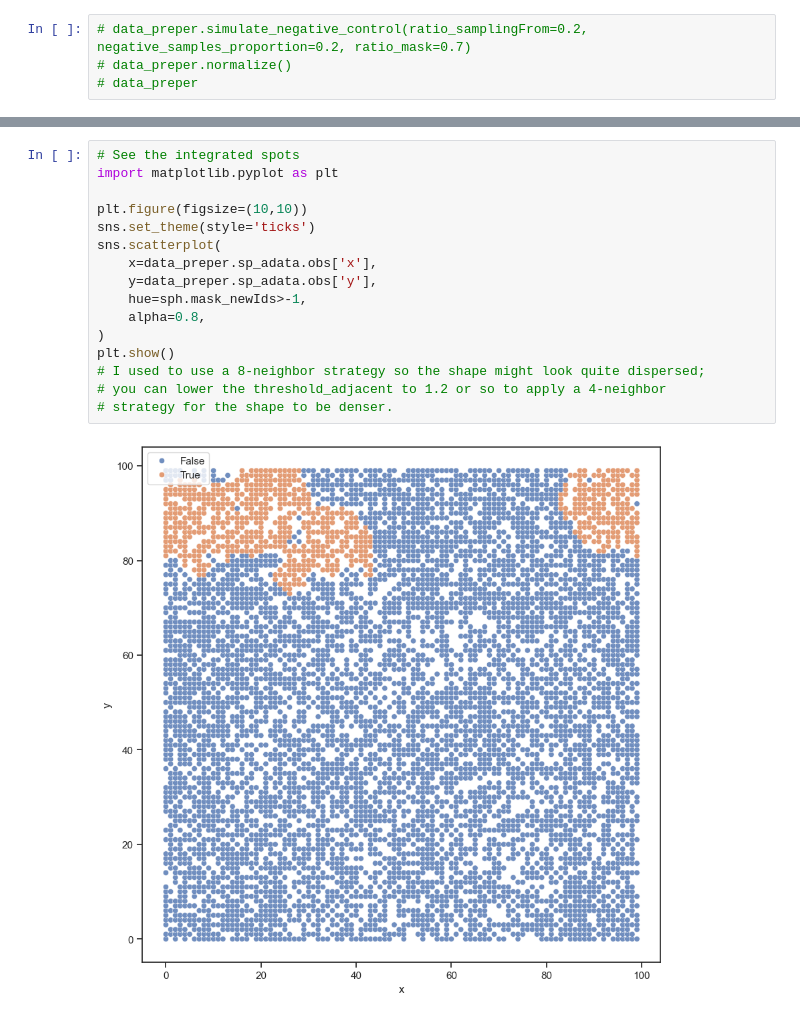
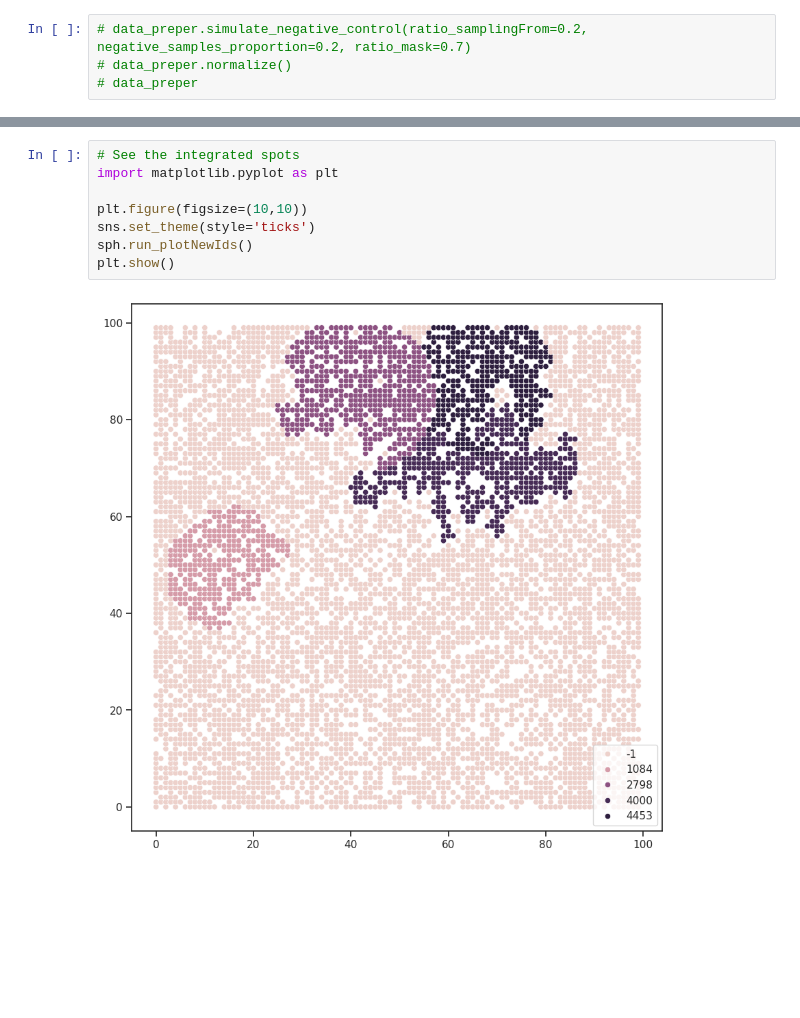
Before and after one commit to LIU-Xnd/pytacs, a Jupyter notebook: demo.ipynb, the cells around one changed output, grey strips where cells are left out. Cells and saved outputs as stored; diff of their text form; blank space fills up the shorter version.

```diff
--- a/demo.ipynb
+++ b/demo.ipynb
@@ -105,21 +97,13 @@ plt.show()
-# %%
-# See the integrated spots
-import matplotlib.pyplot as plt
-
-plt.figure(figsize=(10,10))
-sns.set_theme(style='ticks')
-sns.scatterplot(
-    x=data_preper.sp_adata.obs['x'],
-    y=data_preper.sp_adata.obs['y'],
-    hue=sph.mask_newIds>-1,
-    alpha=0.8,
-)
-plt.show()
-# I used to use a 8-neighbor strategy so the shape might look quite dispersed;
-# you can lower the threshold_adjacent to 1.2 or so to apply a 4-neighbor
-# strategy for the shape to be denser.
-# %% [output]
-[figure, removed]
+# %%
+# See the integrated spots
+import matplotlib.pyplot as plt
+
+plt.figure(figsize=(10,10))
+sns.set_theme(style='ticks')
+sph.run_plotNewIds()
+plt.show()
+# %% [output]
+[figure, added]
 # %%
 # Get integrated single-cell level ST data
 sp_singleCell = sph.run_getSingleCellAnnData(cache=True, force=True)
```
Also changed, not shown: parts of 8 cells of this notebook, 3 other files.
